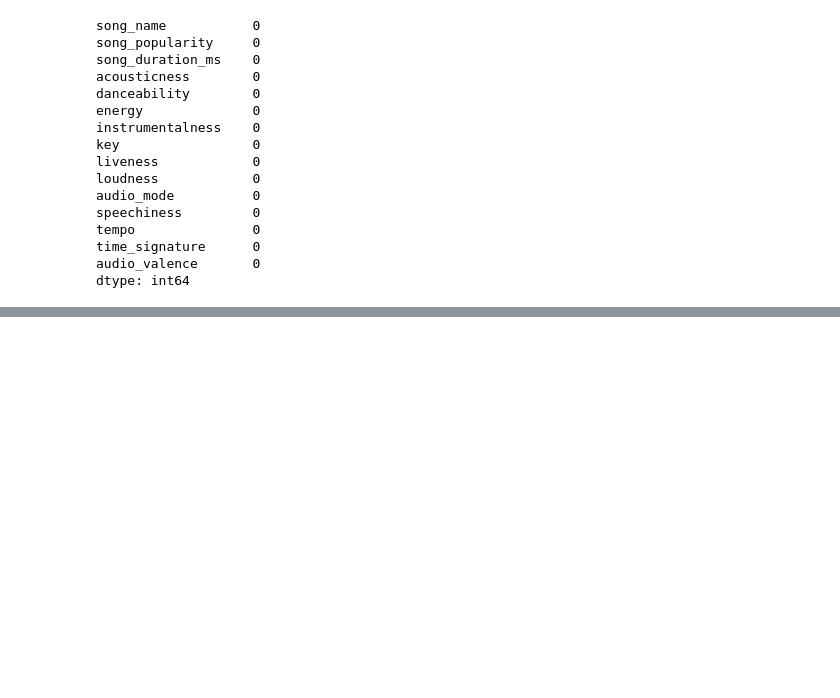
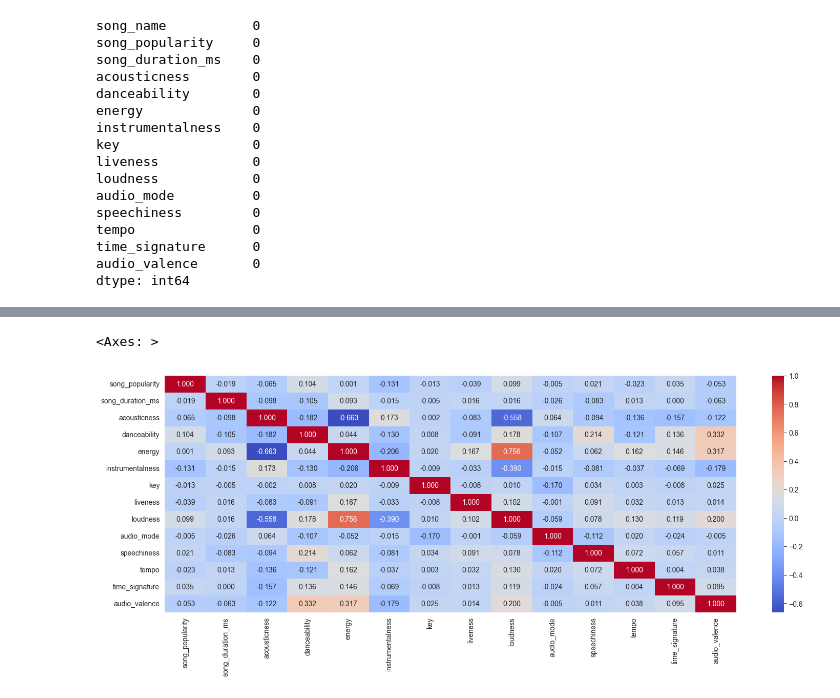
Before and after one commit to Yuliashaaa/DataAnalysis, a Jupyter notebook: Lab_1/Lab_1.ipynb, the cells around one changed output, grey strips where cells are left out. Saved outputs shown, nothing was run; the diff lists cells and outputs as text; code cells hidden in the pictures; blank space fills up the shorter version.

Commit message:
Heatmap for numeric stats

```diff
--- a/Lab_1/Lab_1.ipynb
+++ b/Lab_1/Lab_1.ipynb
@@ -90,0 +131,9 @@ dtype: int64
+# %%
+# Choosing numeric data and creating correlation heatmap
+spotify_data_numeric = spotify_data.select_dtypes(include = ['float64', 'int64'])
+data_correlation = spotify_data_numeric.corr()
+fig, ax = plt.subplots(figsize=(18, 6))
+sns.heatmap(data_correlation, cmap='coolwarm', annot=True, fmt='.3f')
+# %% [output]
+<Axes: >
+[figure, added]
```
Also changed, not shown: parts of 5 cells of this notebook.
